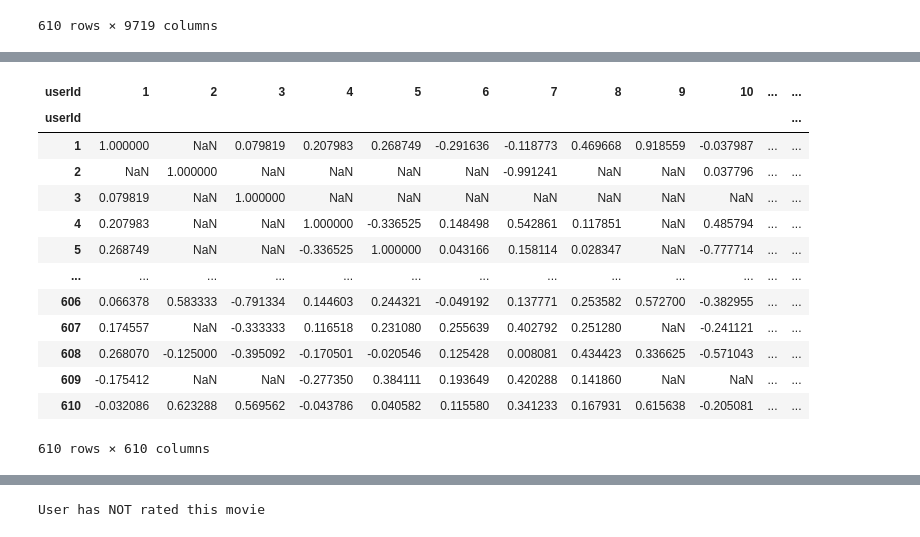
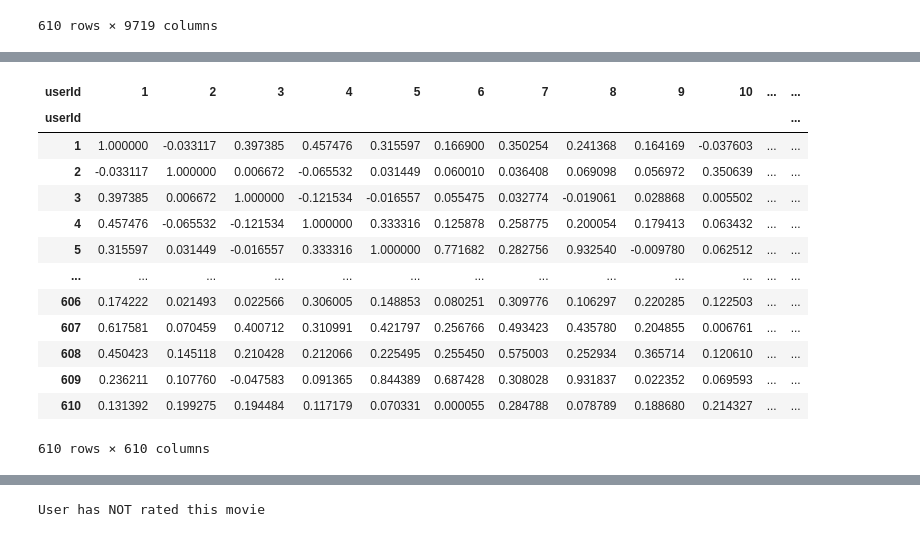
Before and after one commit to Mesterumit/Movie_Recommendations, a Jupyter notebook: Movie_Recommendations.ipynb, the cells around one changed output, grey strips where cells are left out. Cells and saved outputs as stored; diff of their text form; code cells hidden in the pictures.

```diff
--- a/Movie_Recommendations.ipynb
+++ b/Movie_Recommendations.ipynb
@@ -159,0 +172,29 @@ USER-item MATRIX :  (610, 9719)
+# %%
+# Create SVD model with 50 latent features
+svd_model = TruncatedSVD(n_components=50, random_state=315)
+
+
+# fiiling NANs to "0"
+filled_UI_MATRIX = UI_Matrix_df.fillna(0)
+
+# fit model and transfrom user-item matrix to user features
+user_features = svd_model.fit_transform(filled_UI_MATRIX)
+print(user_features.shape)
+
+
+# Reconstruct ratings matrix by multiplying user and item features
+# Produces a dense matrix of predicted ratings
+# This fills in the previously missing values
+# This matrix is the model-based CF output
+
+predicted_ratings = np.dot(user_features, svd_model.components_) # predicted ratings= U × V   " U = user_features , V = svd_model.components_ ""
+print(svd_model.components_.shape)
+
+
+# converting bac to DataFrame
+predicted_ratings_svd = pd.DataFrame(
+    predicted_ratings,
+    index= UI_Matrix_df.index,
+    columns= UI_Matrix_df.columns
+)
+predicted_ratings_svd.head()
@@ -207,26 +300,27 @@ user_similarity_df
 # %%
 # Pearson Similarities
 #  Use Pearson when:  You have ratings
                     # You want to compare rating behavior
                     # You care about relative preferences
 
 
-# "T"(transpose, swap) --> it cahnges row to colmun and column to row, so since i am doing user-user, i need to be the column as user instead of item
+# "T"(transpose, swap) --> it cahnges row to colmun and column to row, so since i am doing user-user,
+#  i need to be the column as user instead of item
 #  becasue "corr" goes through colmuns not rows , if i need item-item then I dont need to have "T"
-Pearson_user_similarity = UI_Matrix_df.T.corr(method='pearson')
+Pearson_user_similarity = predicted_ratings_svd.T.corr(method='pearson')
 Pearson_user_similarity
 # %% [output]
 | userId | 1 | 2 | 3 | 4 | 5 | 6 | 7 | 8 | 9 | 10 | ... | ... |
 | userId |  |  |  |  |  |  |  |  |  |  |  | ... |
-| 1 | 1.000000 | NaN | 0.079819 | 0.207983 | 0.268749 | -0.291636 | -0.118773 | 0.469668 | 0.918559 | -0.037987 | ... | ... |
-| 2 | NaN | 1.000000 | NaN | NaN | NaN | NaN | -0.991241 | NaN | NaN | 0.037796 | ... | ... |
-| 3 | 0.079819 | NaN | 1.000000 | NaN | NaN | NaN | NaN | NaN | NaN | NaN | ... | ... |
-| 4 | 0.207983 | NaN | NaN | 1.000000 | -0.336525 | 0.148498 | 0.542861 | 0.117851 | NaN | 0.485794 | ... | ... |
-| 5 | 0.268749 | NaN | NaN | -0.336525 | 1.000000 | 0.043166 | 0.158114 | 0.028347 | NaN | -0.777714 | ... | ... |
+| 1 | 1.000000 | -0.033117 | 0.397385 | 0.457476 | 0.315597 | 0.166900 | 0.350254 | 0.241368 | 0.164169 | -0.037603 | ... | ... |
+| 2 | -0.033117 | 1.000000 | 0.006672 | -0.065532 | 0.031449 | 0.060010 | 0.036408 | 0.069098 | 0.056972 | 0.350639 | ... | ... |
+| 3 | 0.397385 | 0.006672 | 1.000000 | -0.121534 | -0.016557 | 0.055475 | 0.032774 | -0.019061 | 0.028868 | 0.005502 | ... | ... |
+| 4 | 0.457476 | -0.065532 | -0.121534 | 1.000000 | 0.333316 | 0.125878 | 0.258775 | 0.200054 | 0.179413 | 0.063432 | ... | ... |
+| 5 | 0.315597 | 0.031449 | -0.016557 | 0.333316 | 1.000000 | 0.771682 | 0.282756 | 0.932540 | -0.009780 | 0.062512 | ... | ... |
 | ... | ... | ... | ... | ... | ... | ... | ... | ... | ... | ... | ... | ... |
-| 606 | 0.066378 | 0.583333 | -0.791334 | 0.144603 | 0.244321 | -0.049192 | 0.137771 | 0.253582 | 0.572700 | -0.382955 | ... | ... |
-| 607 | 0.174557 | NaN | -0.333333 | 0.116518 | 0.231080 | 0.255639 | 0.402792 | 0.251280 | NaN | -0.241121 | ... | ... |
-| 608 | 0.268070 | -0.125000 | -0.395092 | -0.170501 | -0.020546 | 0.125428 | 0.008081 | 0.434423 | 0.336625 | -0.571043 | ... | ... |
-| 609 | -0.175412 | NaN | NaN | -0.277350 | 0.384111 | 0.193649 | 0.420288 | 0.141860 | NaN | NaN | ... | ... |
-| 610 | -0.032086 | 0.623288 | 0.569562 | -0.043786 | 0.040582 | 0.115580 | 0.341233 | 0.167931 | 0.615638 | -0.205081 | ... | ... |
+| 606 | 0.174222 | 0.021493 | 0.022566 | 0.306005 | 0.148853 | 0.080251 | 0.309776 | 0.106297 | 0.220285 | 0.122503 | ... | ... |
+| 607 | 0.617581 | 0.070459 | 0.400712 | 0.310991 | 0.421797 | 0.256766 | 0.493423 | 0.435780 | 0.204855 | 0.006761 | ... | ... |
+| 608 | 0.450423 | 0.145118 | 0.210428 | 0.212066 | 0.225495 | 0.255450 | 0.575003 | 0.252934 | 0.365714 | 0.120610 | ... | ... |
+| 609 | 0.236211 | 0.107760 | -0.047583 | 0.091365 | 0.844389 | 0.687428 | 0.308028 | 0.931837 | 0.022352 | 0.069593 | ... | ... |
+| 610 | 0.131392 | 0.199275 | 0.194484 | 0.117179 | 0.070331 | 0.000055 | 0.284788 | 0.078789 | 0.188680 | 0.214327 | ... | ... |
 610 rows × 610 columns
```
Also changed, not shown: parts of 14 cells of this notebook.
